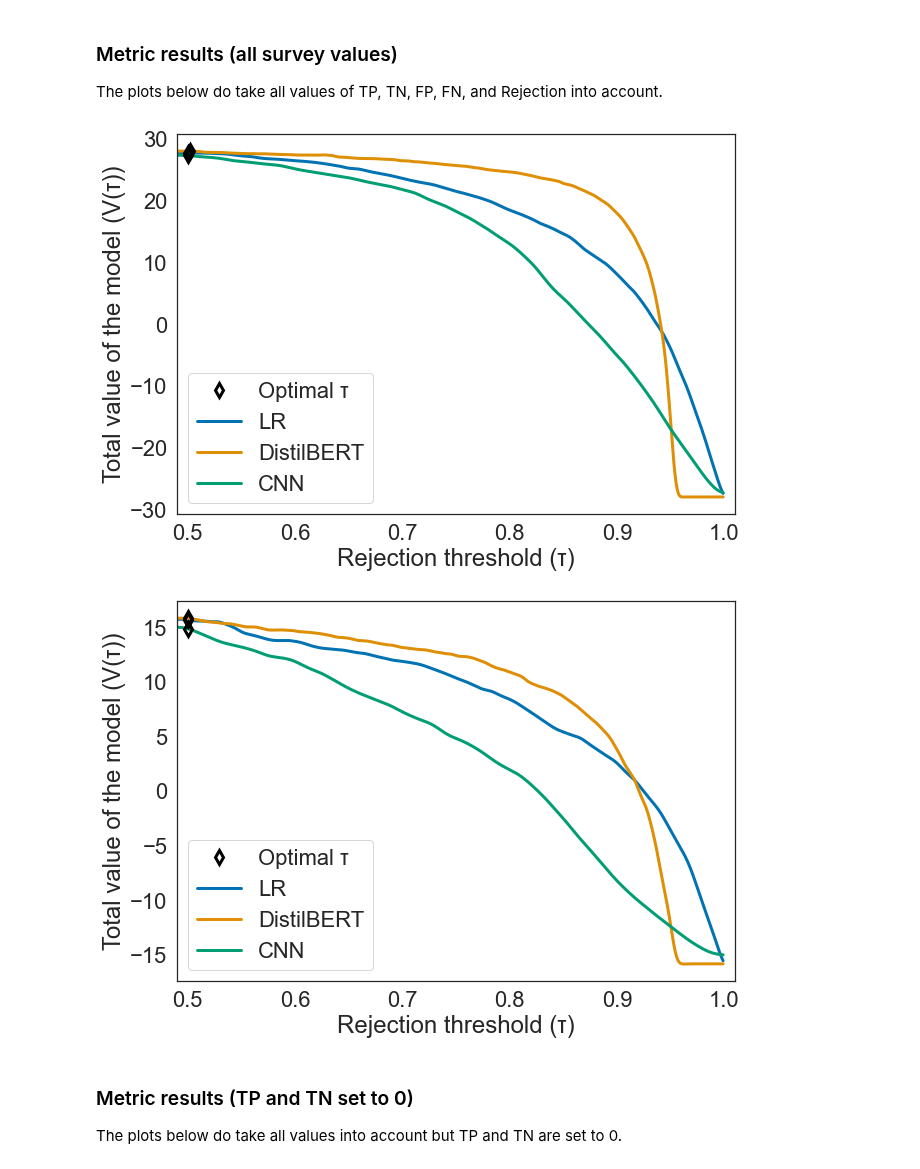
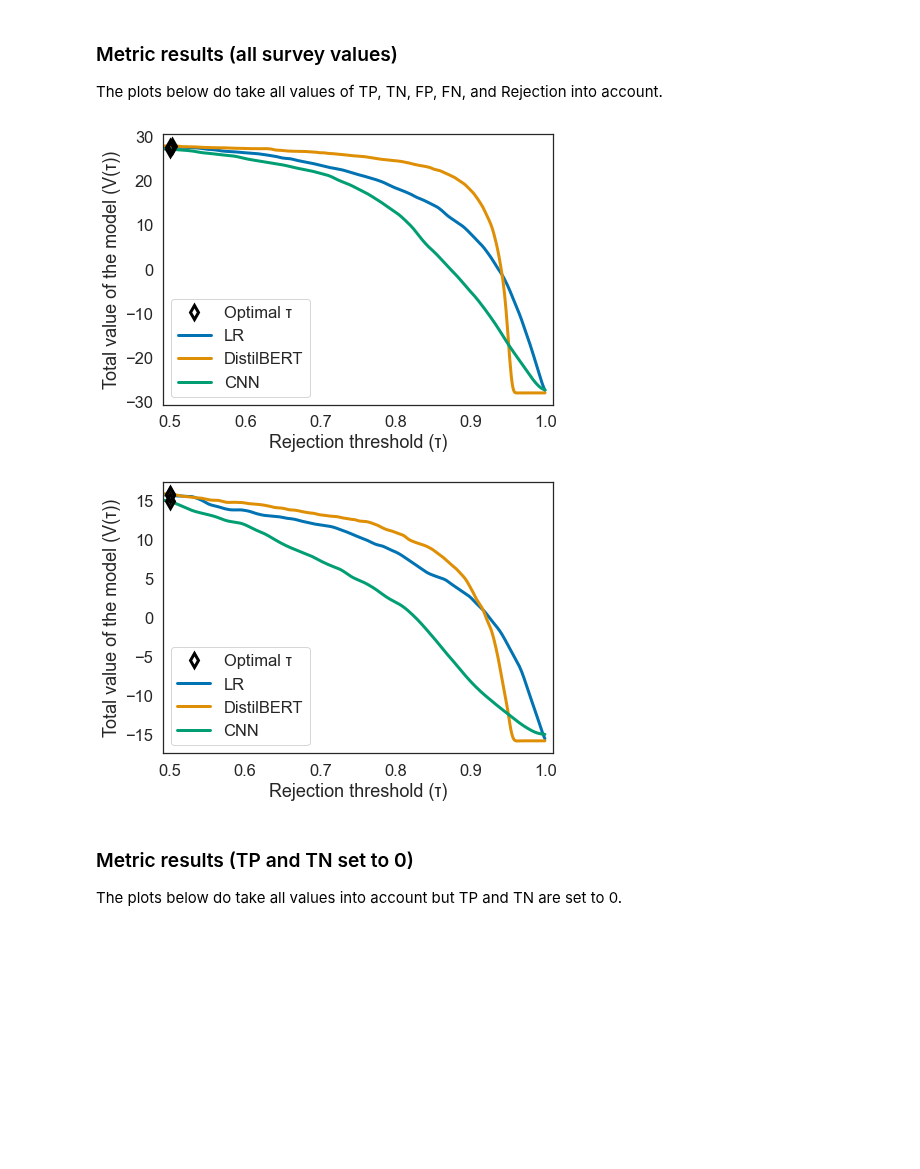
Before and after one commit to delftcrowd/smart_rejector_for_hate_speech, a Jupyter notebook: code/rejector/Metric plots.ipynb, the cells around one changed output. Cells and saved outputs as stored; diff of their text form; code cells hidden in the pictures; blank space fills up the shorter version.

```diff
--- a/code/rejector/Metric plots.ipynb
+++ b/code/rejector/Metric plots.ipynb
@@ -42,19 +42,19 @@ cnn_unseen = ("CNN", metric_cnn_waseeem_semeval)
 metrics_seen = [lr_seen, distilbert_seen, cnn_seen]
 metrics_unseen = [lr_unseen, distilbert_unseen, cnn_unseen]
 # %%
-sns.set(rc={'figure.figsize':(10,7)})
-sns.set(font_scale = 2.0, palette="colorblind")
+sns.set(rc={'figure.figsize':(7,5)})
+sns.set(font_scale = 1.5, palette="colorblind")
 sns.set_style("white")
 Metric.plot_multiple_effectiveness(metrics=metrics_seen, filename="metric-all-values-seen-data.pdf", show_yaxis_title=True, use_pdf=True, legend_loc="best")
 # %% [output]
-[figure, old version]
+[figure, new version]
 # %%
-sns.set(rc={'figure.figsize':(10,7)})
-sns.set(font_scale = 2.0, palette="colorblind")
+sns.set(rc={'figure.figsize':(7,5)})
+sns.set(font_scale = 1.5, palette="colorblind")
 sns.set_style("white")
 Metric.plot_multiple_effectiveness(metrics=metrics_unseen, filename="metric-all-values-unseen-data.pdf", show_yaxis_title=True, use_pdf=True, legend_loc="best")
 # %% [output]
-[figure, old version]
+[figure, new version]
 # %% [markdown]
 ### Metric results (TP and TN set to 0)
 The plots below do take all values into account but TP and TN are set to 0.
```
Also changed, not shown: parts of 2 cells of this notebook, 6 other files.
